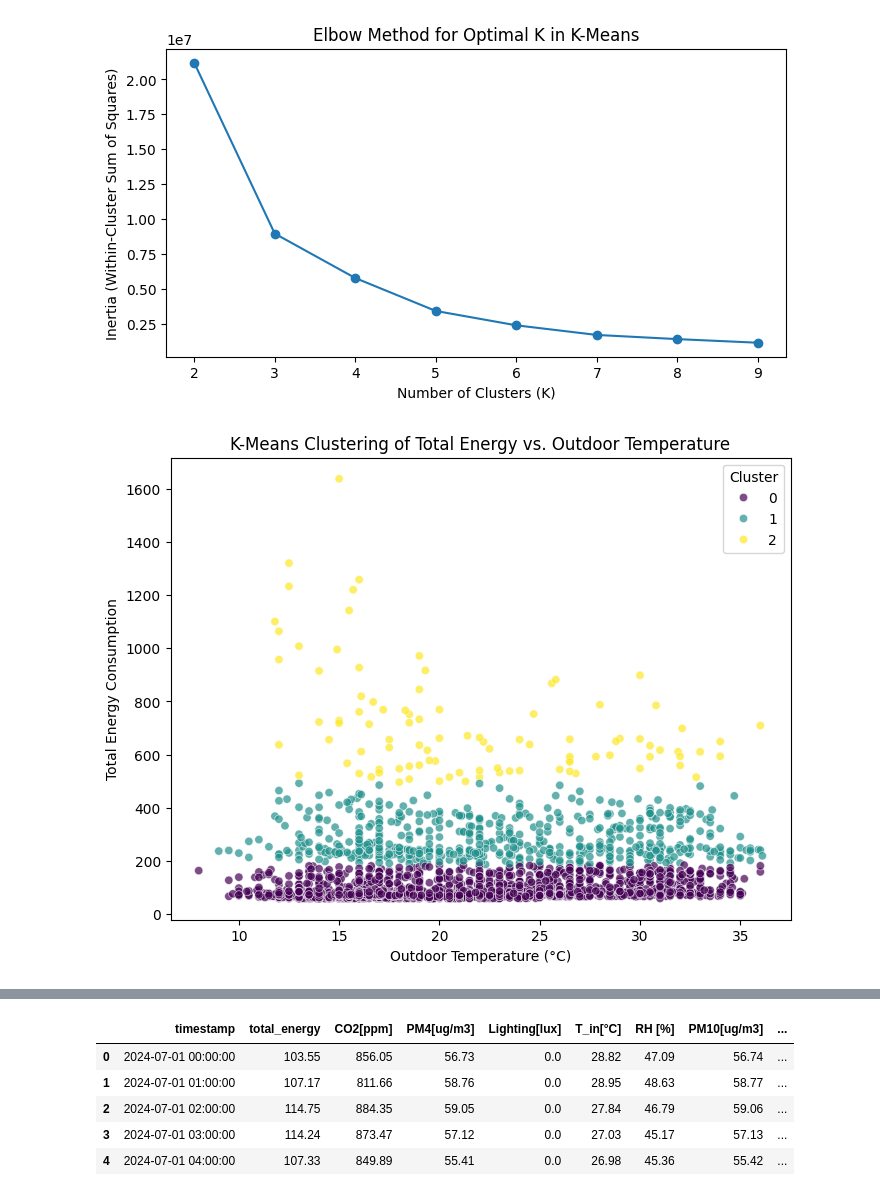
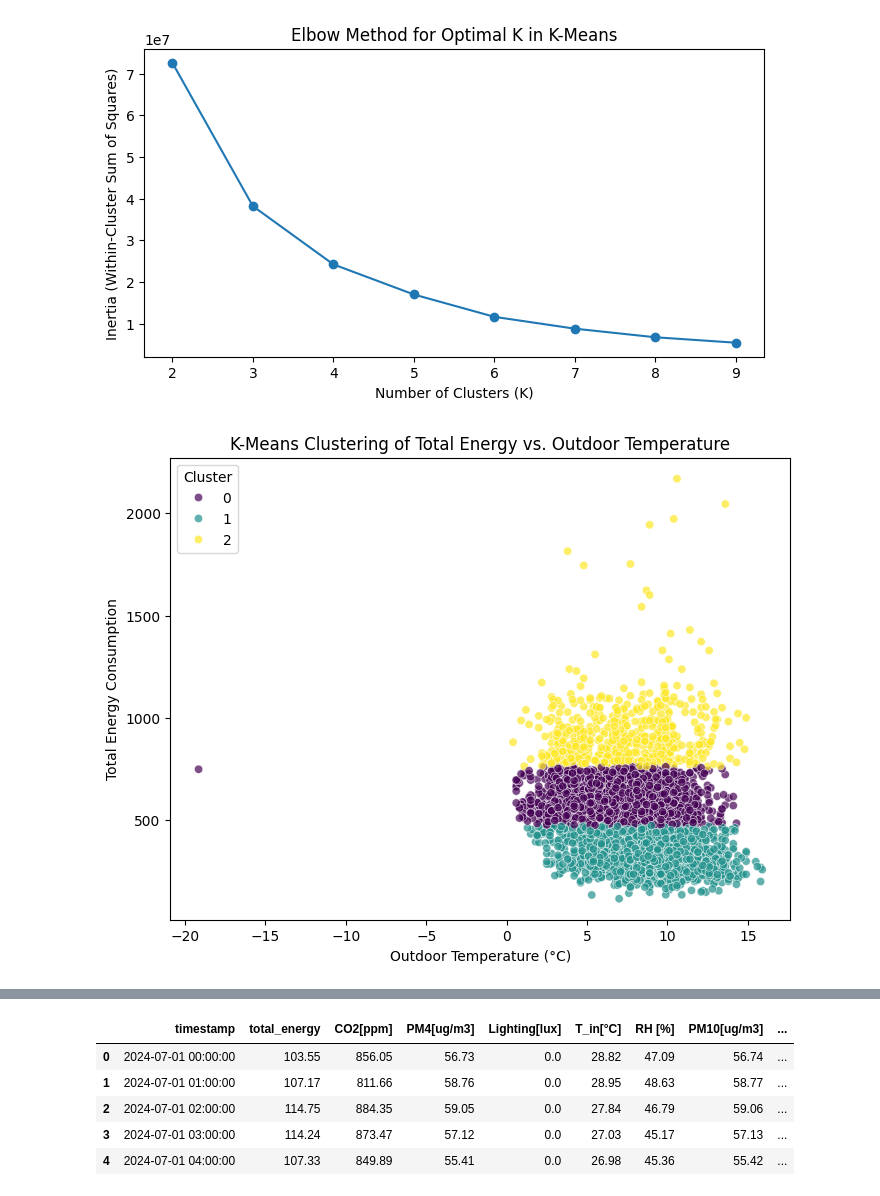
Before and after one commit to Kperis/Thesis_NILM, a Jupyter notebook: create_comfort_metric.ipynb, the cells around one changed output, grey strips where cells are left out. Saved outputs shown, nothing was run; the diff lists cells and outputs as text; code cells hidden in the pictures.

Commit message:
heat pump disaggregation experiments using clustering then disaggregate based on baseline load

```diff
--- a/create_comfort_metric.ipynb
+++ b/create_comfort_metric.ipynb
@@ -6,7 +6,7 @@ import seaborn as sns
 import torch
 import torch.nn as nn
 # %%
-dfs = [pd.read_csv('datasets/madalena_merged/E145.csv'), pd.read_csv('datasets/madalena_merged/E146.csv'),pd.read_csv('datasets/madalena_merged/E147.csv'),pd.read_csv('datasets/madalena_merged/E148.csv'),]
+dfs = [pd.read_csv('datasets/madalena_processed_30min/E_146.csv'), pd.read_csv('datasets/madalena_processed_30min/E_147.csv')]
 
 def temperature_calc(temp):
     if temp <= 16 or temp >= 30:
@@ -19,14 +19,14 @@ def temperature_calc(temp):
         return 100 - ((temp - 24) / (30 - 24))**2 * 100
 
 def co2_comfort_score(co2):
-    if co2 <= 400 or co2 >= 1000:
+    if co2 >= 1000:
         return 0
-    elif 600 <= co2 <= 800:
+    elif co2 <= 600:
         return 100
-    elif 400 < co2 < 600:
-        return 100 - ((co2 - 600) / (600 - 400))**2 * 100
-    elif 800 < co2 < 1000:
-        return 100 - ((co2 - 800) / (1000 - 800))**2 * 100
+    elif 600 < co2 < 1000:
+        return 100 - ((co2 - 600) / (1000 - 600))**2 * 100
+    # elif 800 < co2 < 1000:
+    #     return 100 - ((co2 - 800) / (1000 - 800))**2 * 100
 
 co2_levels_fixed = np.linspace(300, 1100, 200)
 co2_scores_fixed = [co2_comfort_score(co2) for co2 in co2_levels_fixed]
@@ -104,10 +104,10 @@ plt.show()
 [figure]
 # %%
 def calculate_overall_comfort(df):
-    df['Temp_Score'] = df['T_in[°C]'].apply(temperature_calc)
-    df['RH_Score'] = df['RH [%]'].apply(rh_comfort_score)
-    df['CO2_Score'] = df['CO2[ppm]'].apply(co2_comfort_score)
-    df['PM2.5_Score'] = df['PM2_5[ug/m3]'].apply(pm25_comfort_score)
+    df['Temp_Score'] = df['Tin'].apply(temperature_calc)
+    df['RH_Score'] = df['RH'].apply(rh_comfort_score)
+    df['CO2_Score'] = df['CO2'].apply(co2_comfort_score)
+    df['PM2.5_Score'] = df['PM2_5'].apply(pm25_comfort_score)
 
     df['Thermal_Comfort'] = (df['Temp_Score'] + df['RH_Score']) / 2
     df['IAQ_Score'] = (df['CO2_Score'] + df['PM2.5_Score']) / 2
@@ -147,37 +149,37 @@ for df in dfs:
 from sklearn.cluster import KMeans
 import seaborn as sns
 
-X = dfs[0][['total_energy', 'T_out [°C]']].dropna()
+X = dfs[0][['total_energy', 'Tout']].dropna()
 
 inertia = []
 K_range = range(2, 10)
 
 for k in K_range:
     kmeans = KMeans(n_clusters=k, random_state=42, n_init=10)
     kmeans.fit(X)
     inertia.append(kmeans.inertia_)
 
 # Plot the Elbow Method
 plt.figure(figsize=(8, 4))
 plt.plot(K_range, inertia, marker='o')
 plt.xlabel("Number of Clusters (K)")
 plt.ylabel("Inertia (Within-Cluster Sum of Squares)")
 plt.title("Elbow Method for Optimal K in K-Means")
 plt.show()
 
 optimal_k = 3
 
 kmeans = KMeans(n_clusters=optimal_k, random_state=42, n_init=10)
 dfs[0]['cluster'] = kmeans.fit_predict(X)
 
 plt.figure(figsize=(8, 6))
-sns.scatterplot(data=dfs[0], x="T_out [°C]", y="total_energy", hue="cluster", palette="viridis", alpha=0.7)
+sns.scatterplot(data=dfs[0], x="Tout", y="total_energy", hue="cluster", palette="viridis", alpha=0.7)
 plt.xlabel("Outdoor Temperature (°C)")
 plt.ylabel("Total Energy Consumption")
 plt.title("K-Means Clustering of Total Energy vs. Outdoor Temperature")
 plt.legend(title="Cluster")
 plt.show()
 # %% [output]
-[figure, old version]
+[figure, new version]
-[figure, old version]
+[figure, new version]
 # %%
```
Also changed, not shown: parts of 7 cells of this notebook.
